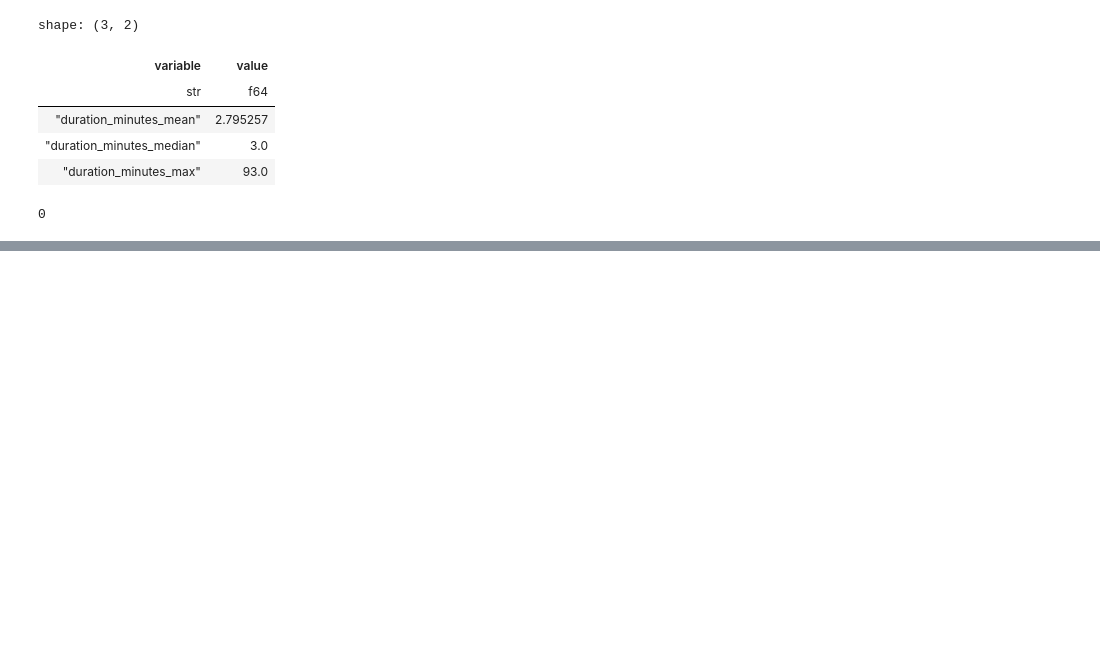
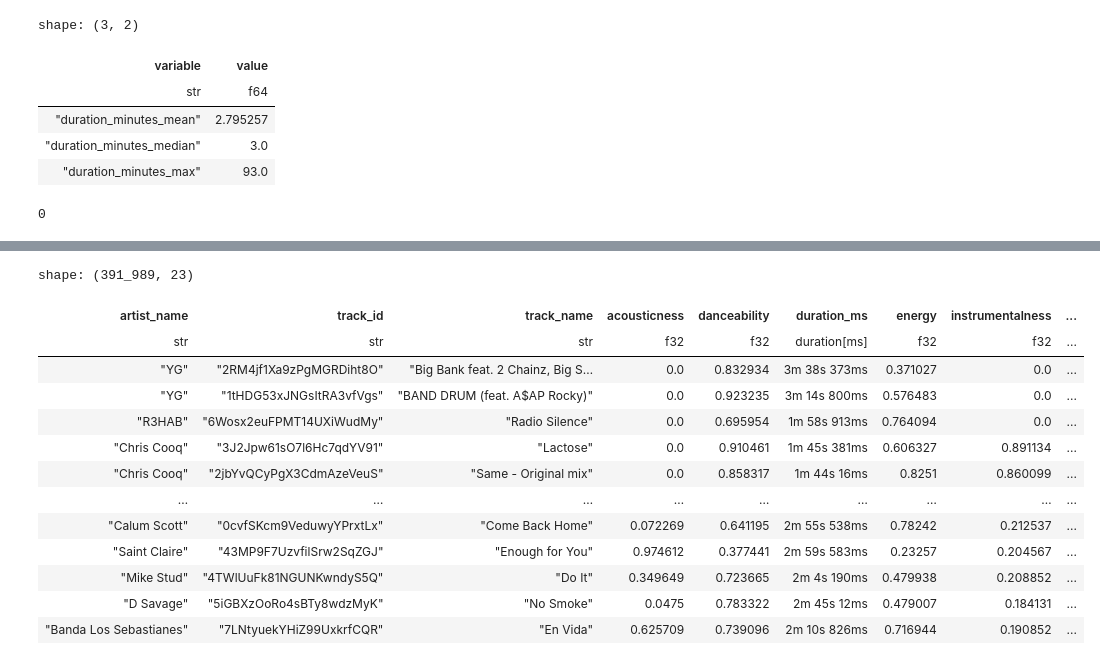
Before and after one commit to ZygimantasB/polars_library, a Jupyter notebook: kaggle/spotify_2026_scenarios.ipynb, the cells around one changed output, grey strips where cells are left out. Cells and saved outputs as stored; diff of their text form; code cells hidden in the pictures; blank space fills up the shorter version.

```diff
--- a/kaggle/spotify_2026_scenarios.ipynb
+++ b/kaggle/spotify_2026_scenarios.ipynb
@@ -227,0 +255,39 @@ df.filter(
+# %%
+encoded_key = {
+    0: 'C',
+    1: 'C#',
+    2: 'D',
+    3: 'D#',
+    4: 'E',
+    5: 'F',
+    6: 'F#',
+    7: 'G',
+    8: 'G#',
+    9: 'A',
+    10: 'A#',
+    11: 'B',
+    -1: 'No Key Detected'
+}
+# %%
+key_encoded_column = df.select(
+    pl.col('key').replace_strict(encoded_key, return_dtype=pl.String).alias('key_encoded')
+).to_series()
+
+df.insert_column(
+    index=9, column=key_encoded_column,
+)
+# %% [output]
+shape: (391_989, 23)
+| artist_name | track_id | track_name | acousticness | danceability | duration_ms | energy | instrumentalness | ... |
+| str | str | str | f32 | f32 | duration[ms] | f32 | f32 | ... |
+| "YG" | "2RM4jf1Xa9zPgMGRDiht8O" | "Big Bank feat. 2 Chainz, Big S… | 0.0 | 0.832934 | 3m 38s 373ms | 0.371027 | 0.0 | ... |
+| "YG" | "1tHDG53xJNGsItRA3vfVgs" | "BAND DRUM (feat. A$AP Rocky)" | 0.0 | 0.923235 | 3m 14s 800ms | 0.576483 | 0.0 | ... |
+| "R3HAB" | "6Wosx2euFPMT14UXiWudMy" | "Radio Silence" | 0.0 | 0.695954 | 1m 58s 913ms | 0.764094 | 0.0 | ... |
+| "Chris Cooq" | "3J2Jpw61sO7l6Hc7qdYV91" | "Lactose" | 0.0 | 0.910461 | 1m 45s 381ms | 0.606327 | 0.891134 | ... |
+| "Chris Cooq" | "2jbYvQCyPgX3CdmAzeVeuS" | "Same - Original mix" | 0.0 | 0.858317 | 1m 44s 16ms | 0.8251 | 0.860099 | ... |
+| … | … | … | … | … | … | … | … | ... |
+| "Calum Scott" | "0cvfSKcm9VeduwyYPrxtLx" | "Come Back Home" | 0.072269 | 0.641195 | 2m 55s 538ms | 0.78242 | 0.212537 | ... |
+| "Saint Claire" | "43MP9F7UzvfilSrw2SqZGJ" | "Enough for You" | 0.974612 | 0.377441 | 2m 59s 583ms | 0.23257 | 0.204567 | ... |
+| "Mike Stud" | "4TWlUuFk81NGUNKwndyS5Q" | "Do It" | 0.349649 | 0.723665 | 2m 4s 190ms | 0.479938 | 0.208852 | ... |
+| "D Savage" | "5iGBXzOoRo4sBTy8wdzMyK" | "No Smoke" | 0.0475 | 0.783322 | 2m 45s 12ms | 0.479007 | 0.184131 | ... |
+| "Banda Los Sebastianes" | "7LNtyuekYHiZ99UxkrfCQR" | "En Vida" | 0.625709 | 0.739096 | 2m 10s 826ms | 0.716944 | 0.190852 | ... |
```
Also changed, not shown: parts of 3 cells of this notebook.
